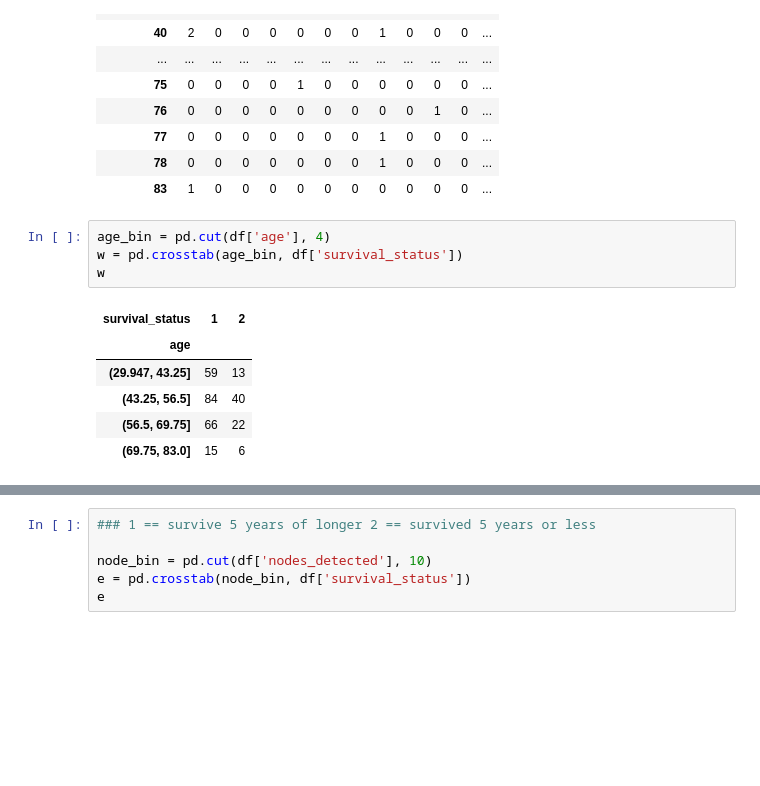
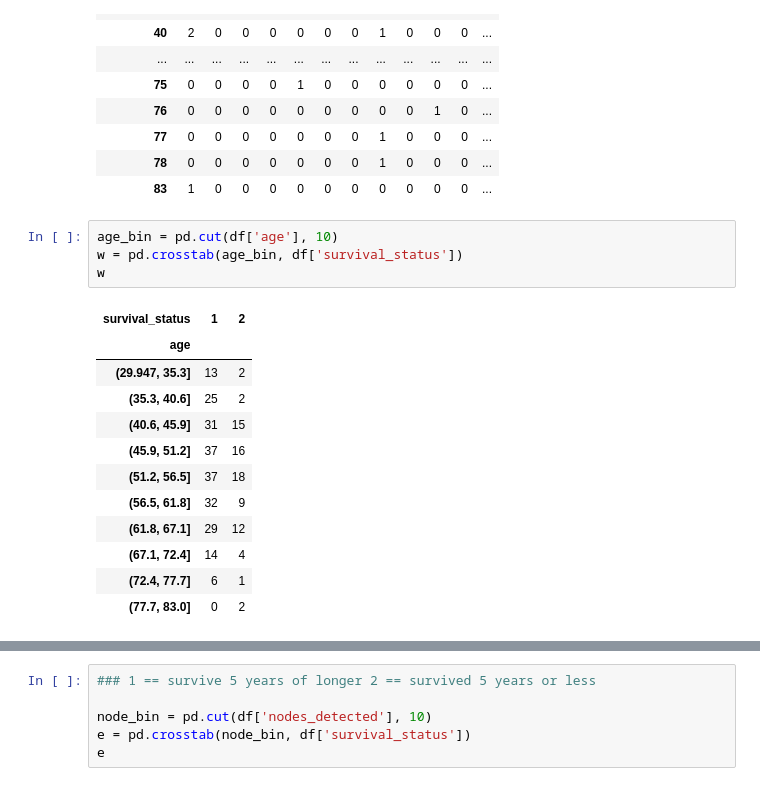
Before and after one commit to chrisl6uie/10-steps-to-become-a-data-scientist, a Jupyter notebook: DS_Unit_1_Sprint_Challenge_1.ipynb, the cells around one changed output, grey strips where cells are left out. Saved outputs shown, nothing was run; the diff lists cells and outputs as text; blank space fills up the shorter version.

```diff
--- a/DS_Unit_1_Sprint_Challenge_1.ipynb
+++ b/DS_Unit_1_Sprint_Challenge_1.ipynb
@@ -160,13 +160,19 @@ q
 | 78 | 0 | 0 | 0 | 0 | 0 | 0 | 0 | 1 | 0 | 0 | 0 | ... |
 | 83 | 1 | 0 | 0 | 0 | 0 | 0 | 0 | 0 | 0 | 0 | 0 | ... |
 # %%
-age_bin = pd.cut(df['age'], 4)
+age_bin = pd.cut(df['age'], 10)
 w = pd.crosstab(age_bin, df['survival_status'])
 w
 # %% [output]
 | survival_status | 1 | 2 |
 | age |  |  |
-| (29.947, 43.25] | 59 | 13 |
-| (43.25, 56.5] | 84 | 40 |
-| (56.5, 69.75] | 66 | 22 |
-| (69.75, 83.0] | 15 | 6 |
+| (29.947, 35.3] | 13 | 2 |
+| (35.3, 40.6] | 25 | 2 |
+| (40.6, 45.9] | 31 | 15 |
+| (45.9, 51.2] | 37 | 16 |
+| (51.2, 56.5] | 37 | 18 |
+| (56.5, 61.8] | 32 | 9 |
+| (61.8, 67.1] | 29 | 12 |
+| (67.1, 72.4] | 14 | 4 |
+| (72.4, 77.7] | 6 | 1 |
+| (77.7, 83.0] | 0 | 2 |
```
Also changed, not shown: parts of 13 cells of this notebook.
